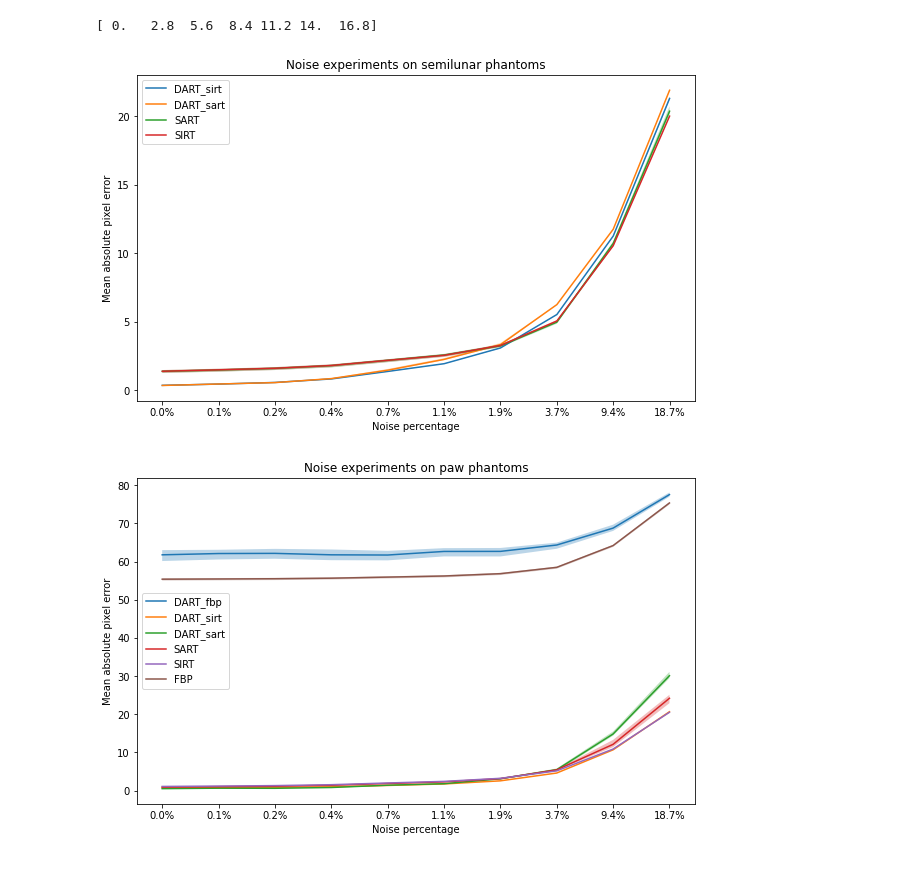
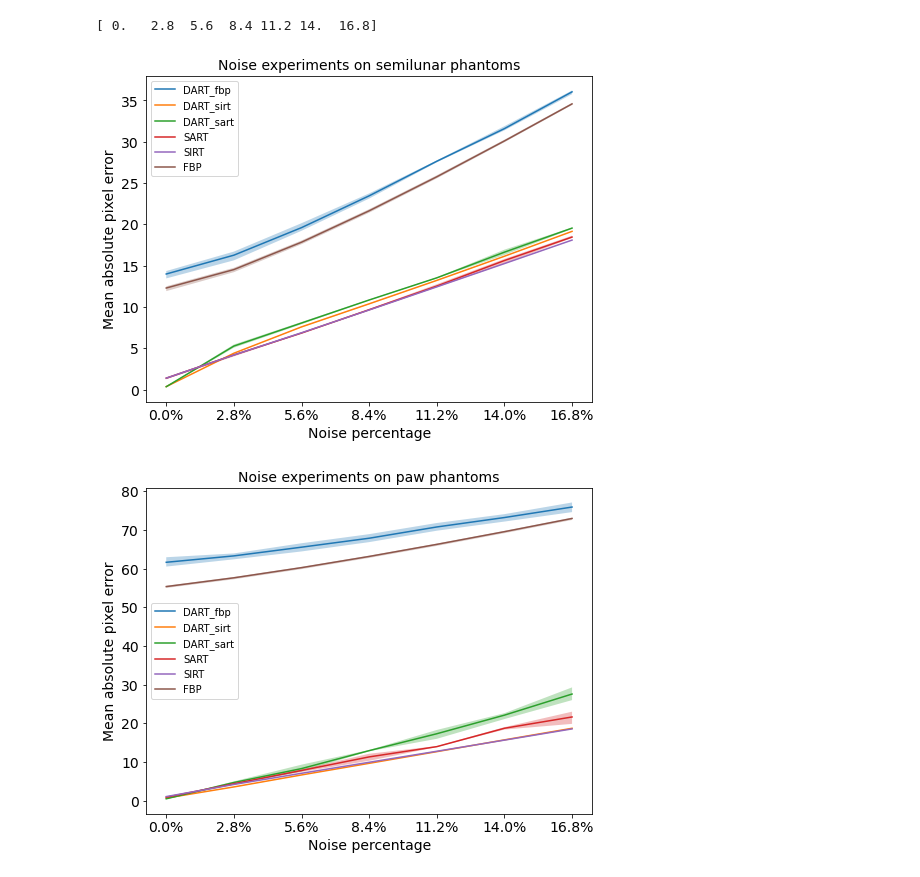
Before and after one commit to OhGreat/DART_python, a Jupyter notebook: results_visualization.ipynb, the cells around one changed output. Cells and saved outputs as stored; diff of their text form; code cells hidden in the pictures.

Commit message:
fix + plots

```diff
--- a/results_visualization.ipynb
+++ b/results_visualization.ipynb
@@ -61,6 +61,6 @@ plt.show()
 # %%
 curr_errors = []
-curr_dir = 'results/angle_range/paws/'
+curr_dir = 'results/angle_range/paws/paw_0.png/'
 dir_files = sorted(listdir(curr_dir))
 for filename in dir_files:
     curr_errors.append(np.load(curr_dir+filename))
@@ -124,7 +124,7 @@ plt.show()
 [figure]
 # %%
 curr_errors = []
-curr_dir = 'results/n_proj/aliens/'
+curr_dir = 'results/n_proj/aliens/alien_0.png/'
 dir_files = sorted(listdir(curr_dir))
 for filename in dir_files:
     if '.npy' in filename:
@@ -143,6 +143,6 @@ plt.show()
 # %%
 curr_errors = []
-curr_dir = 'results/n_proj/paws/'
+curr_dir = 'results/n_proj/paws/paw_0.png/'
 dir_files = sorted(listdir(curr_dir))
 for filename in dir_files:
     if '.npy' in filename:
@@ -227,46 +227,47 @@ reps= 3
 phants = "semilunars"
 phant = phants[:-1]
 dirs = [f"{phant}_0.png", f"{phant}_1.png", f"{phant}_2.png"]
-algs = ["DART_sirt", "DART_sart", "SART", "SIRT"]
-noises = [10, 50, 100, 200, 400, 600, 1000, 2000, 5000, 10000]
+algs = ["DART_fbp", "DART_sirt", "DART_sart", "SART", "SIRT", "RBF"]
+noises = [ 0, 1500, 3000, 4500, 6000, 7500, 9000]
 labels = np.round([(noise/53418)*100 for noise in noises],1)
 labels = [str(lab)+"%" for lab in labels]
 tot = []
-n_exps = 10
+n_exps = 7
 x = np.arange(n_exps)
 
 
-plt.figure(figsize=(10,6))
+plt.figure(figsize=(8,6))
 for alg in algs:
     curr_alg_errs = []
     for i in range(reps):
         curr_dir = f'results/noise_exps/{phants}/{dirs[i]}/'
         dir_files = sorted(listdir(curr_dir))
 
         for filename in dir_files:
             if alg not in filename:
                 continue
             if '.npy' in filename:
                 curr_errors.append(np.load(curr_dir+filename))
     means = np.mean(curr_errors, axis=0)
     maxs = np.max(curr_errors, axis=0)
     mins = np.min(curr_errors, axis=0)
     plt.fill_between(x,mins, maxs, alpha=0.3)
     if alg == "RBF":
         alg = "FBP"
     plt.plot(means, label=alg)
     curr_errors = []
 
     tot.append(curr_errors)
 
 plt.legend()
-plt.title(f"Noise experiments on {phant} phantoms")
-plt.ylabel("Mean absolute pixel error")
-plt.xlabel("Noise percentage")
-plt.xticks(ticks=x ,labels=labels)
+plt.title(f"Noise experiments on {phant} phantoms", fontsize=14)
+plt.ylabel("Mean absolute pixel error", fontsize=14)
+plt.xlabel("Noise percentage", fontsize=14)
+plt.xticks(ticks=x ,labels=labels, fontsize=14)
+plt.yticks( fontsize=14)
 plt.show()
 # %% [output]
-[figure, old version]
+[figure, new version]
 # %%
 curr_errors = []
 reps= 3
@@ -274,15 +275,15 @@ phants = "paws"
 phant = phants[:-1]
 dirs = [f"{phant}_0.png", f"{phant}_1.png", f"{phant}_2.png"]
 algs = ["DART_fbp", "DART_sirt", "DART_sart", "SART", "SIRT", "RBF"]
-noises = [10, 50, 100, 200, 400, 600, 1000, 2000, 5000, 10000]
+noises = [ 0, 1500, 3000, 4500, 6000, 7500, 9000]
 labels = np.round([(noise/53418)*100 for noise in noises],1)
 labels = [str(lab)+"%" for lab in labels]
 tot = []
-n_exps = 10
+n_exps = 7
 x = np.arange(n_exps)
 
 
-plt.figure(figsize=(10,6))
+plt.figure(figsize=(8,6))
 for alg in algs:
     curr_alg_errs = []
     for i in range(reps):
@@ -306,13 +307,14 @@ for alg in algs:
     tot.append(curr_errors)
 
 plt.legend()
-plt.title(f"Noise experiments on {phant} phantoms")
-plt.ylabel("Mean absolute pixel error")
-plt.xlabel("Noise percentage")
-plt.xticks(ticks=x ,labels=labels)
+plt.title(f"Noise experiments on {phant} phantoms", fontsize=14)
+plt.ylabel("Mean absolute pixel error", fontsize=14)
+plt.xlabel("Noise percentage", fontsize=14)
+plt.xticks(ticks=x ,labels=labels, fontsize=14)
+plt.yticks( fontsize=14)
 plt.show()
 # %% [output]
-[figure, old version]
+[figure, new version]
 # %%
 curr_errors = []
 reps= 3
```
Also changed, not shown: parts of 8 cells of this notebook, 6 other files.
